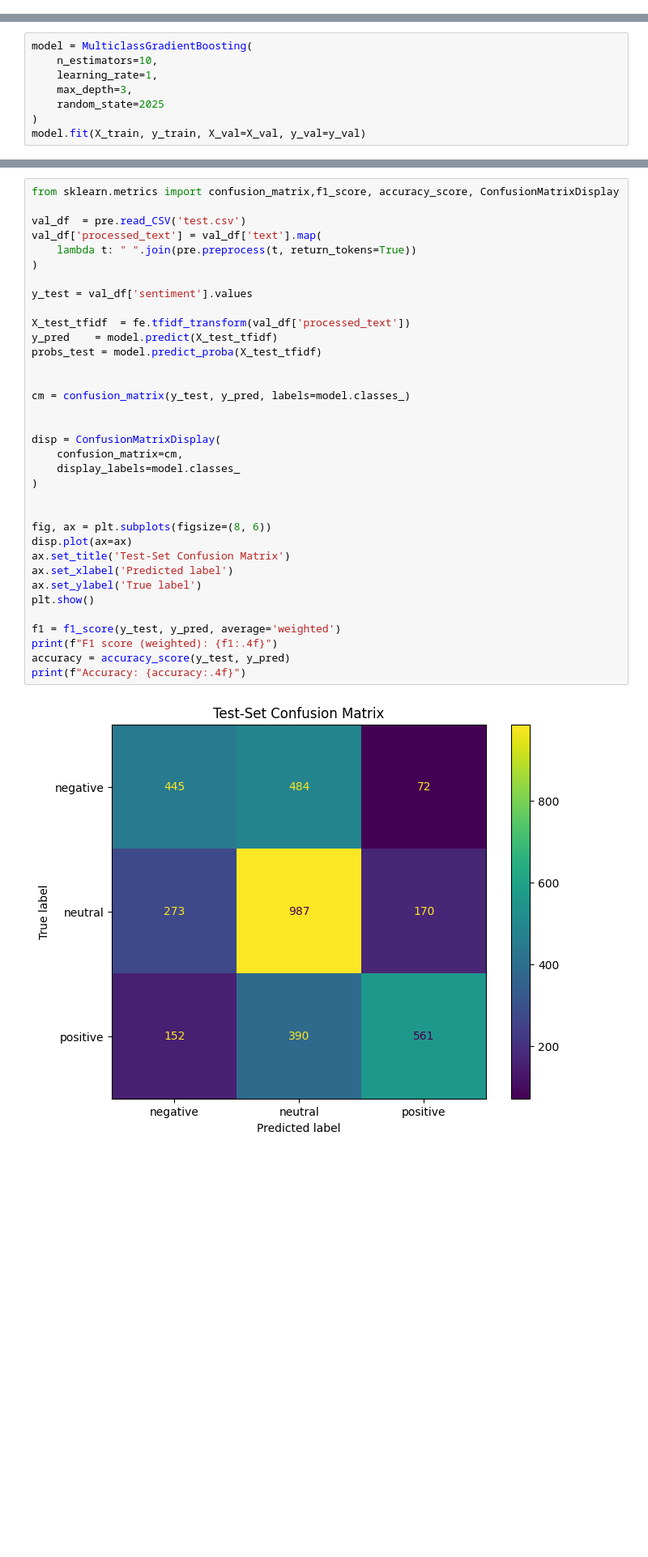
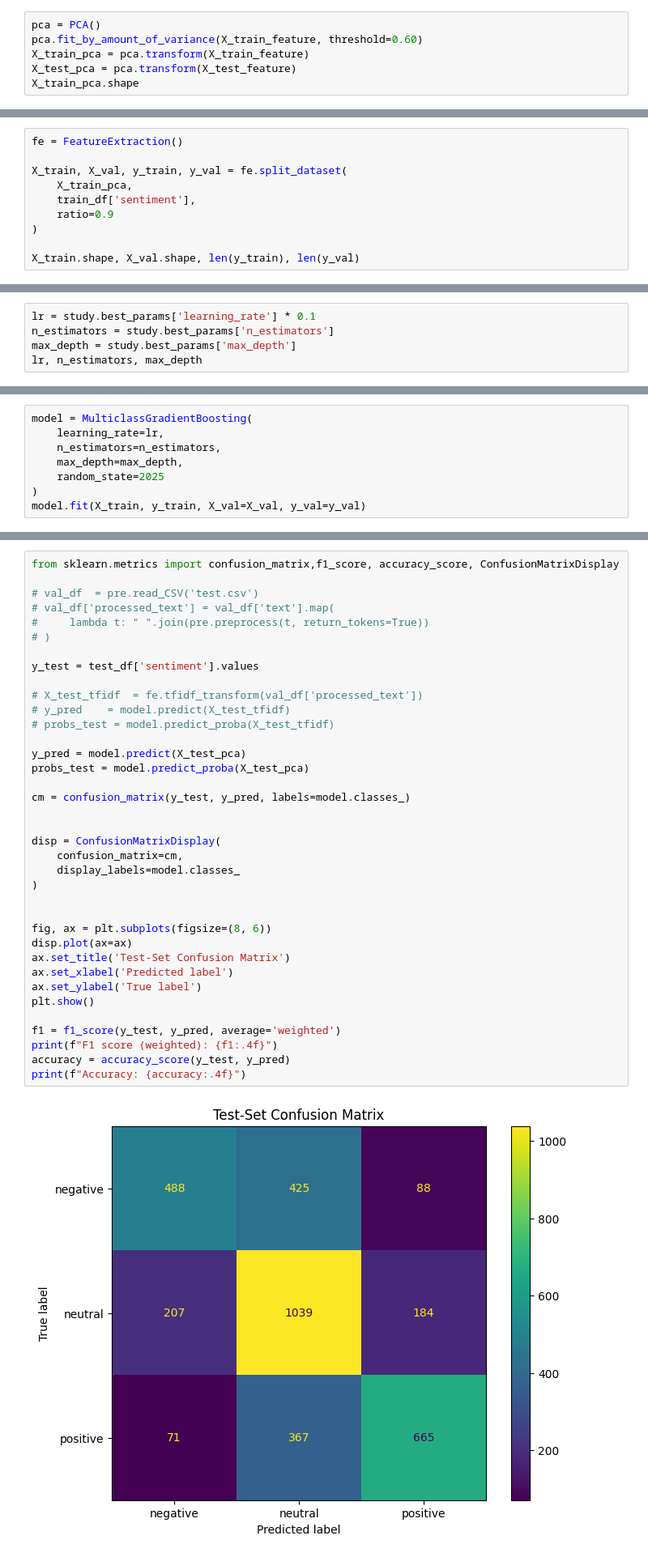
Before and after one commit to quochieu586/ML_capybara, a Jupyter notebook: src/models/EnsembleLearning/Ensemble_model.ipynb, the cells around one changed output, grey strips where cells are left out. Shown: that part at 81% size. Saved outputs shown, nothing was run; the diff lists cells and outputs as text; blank space fills up the shorter version.

```diff
--- a/src/models/EnsembleLearning/Ensemble_model.ipynb
+++ b/src/models/EnsembleLearning/Ensemble_model.ipynb
@@ -167,0 +209,6 @@ X_train, X_val, y_train, y_val = fe.split_dataset(
+# %%
+pca = PCA()
+pca.fit_by_amount_of_variance(X_train_feature, threshold=0.60)
+X_train_pca = pca.transform(X_train_feature)
+X_test_pca = pca.transform(X_test_feature)
+X_train_pca.shape
@@ -167,0 +218,10 @@ X_train, X_val, y_train, y_val = fe.split_dataset(
+# %%
+fe = FeatureExtraction()
+
+X_train, X_val, y_train, y_val = fe.split_dataset(
+    X_train_pca,
+    train_df['sentiment'],
+    ratio=0.9
+)
+
+X_train.shape, X_val.shape, len(y_train), len(y_val)
@@ -169,0 +271,5 @@ X_train, X_val, y_train, y_val = fe.split_dataset(
+# %%
+lr = study.best_params['learning_rate'] * 0.1
+n_estimators = study.best_params['n_estimators']
+max_depth = study.best_params['max_depth']
+lr, n_estimators, max_depth
@@ -170,8 +278,8 @@ X_train, X_val, y_train, y_val = fe.split_dataset(
 # %%
 model = MulticlassGradientBoosting(
-    n_estimators=10,
-    learning_rate=1,
-    max_depth=3,
+    learning_rate=lr,
+    n_estimators=n_estimators,
+    max_depth=max_depth,
     random_state=2025
 )
 model.fit(X_train, y_train, X_val=X_val, y_val=y_val)
@@ -193,37 +301,39 @@ Computes metrics: **F1-score, and a confusion matrix** to evaluate the model.
 # %%
 from sklearn.metrics import confusion_matrix,f1_score, accuracy_score, ConfusionMatrixDisplay
 
-val_df  = pre.read_CSV('test.csv')
-val_df['processed_text'] = val_df['text'].map(
-    lambda t: " ".join(pre.preprocess(t, return_tokens=True))
-)
+# val_df  = pre.read_CSV('test.csv')
+# val_df['processed_text'] = val_df['text'].map(
+#     lambda t: " ".join(pre.preprocess(t, return_tokens=True))
+# )
 
-y_test = val_df['sentiment'].values
+y_test = test_df['sentiment'].values
 
-X_test_tfidf  = fe.tfidf_transform(val_df['processed_text'])
-y_pred    = model.predict(X_test_tfidf)
-probs_test = model.predict_proba(X_test_tfidf)
+# X_test_tfidf  = fe.tfidf_transform(val_df['processed_text'])
+# y_pred    = model.predict(X_test_tfidf)
+# probs_test = model.predict_proba(X_test_tfidf)
 
+y_pred = model.predict(X_test_pca)
+probs_test = model.predict_proba(X_test_pca)
 
 cm = confusion_matrix(y_test, y_pred, labels=model.classes_)
 
 
 disp = ConfusionMatrixDisplay(
     confusion_matrix=cm,
     display_labels=model.classes_
 )
 
 
 fig, ax = plt.subplots(figsize=(8, 6))
 disp.plot(ax=ax)
 ax.set_title('Test-Set Confusion Matrix')
 ax.set_xlabel('Predicted label')
 ax.set_ylabel('True label')
 plt.show()
 
 f1 = f1_score(y_test, y_pred, average='weighted')
 print(f"F1 score (weighted): {f1:.4f}")
 accuracy = accuracy_score(y_test, y_pred)
 print(f"Accuracy: {accuracy:.4f}")
 # %% [output]
-[figure, old version]
+[figure, new version]
```
Also changed, not shown: parts of 10 cells of this notebook, 1 other file.
